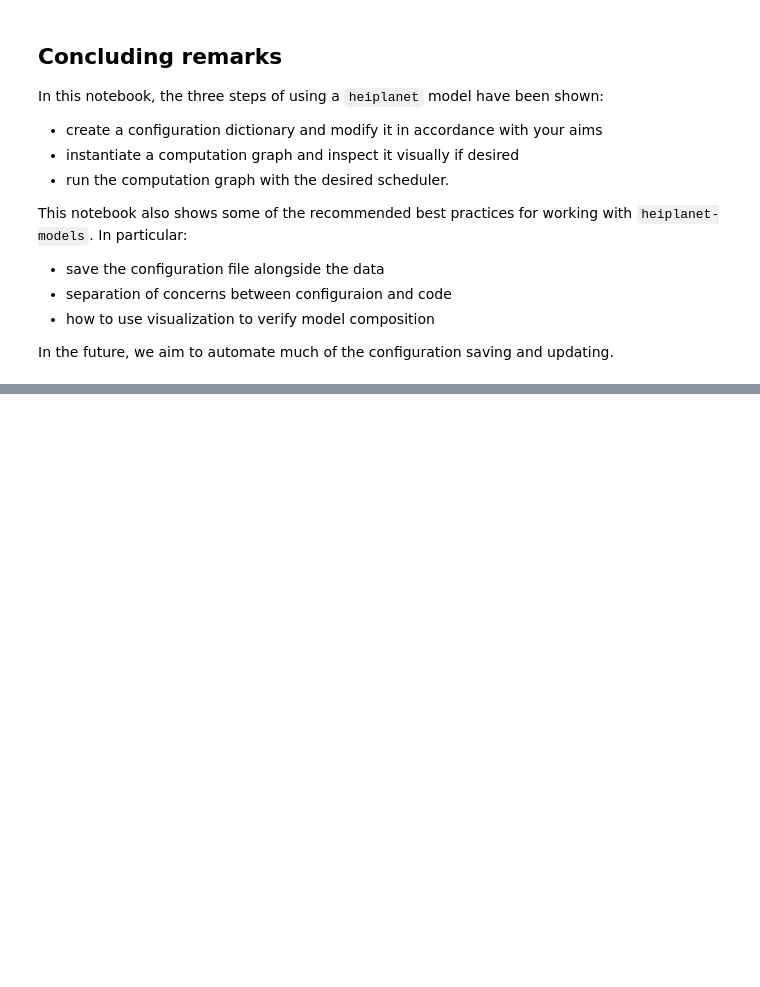
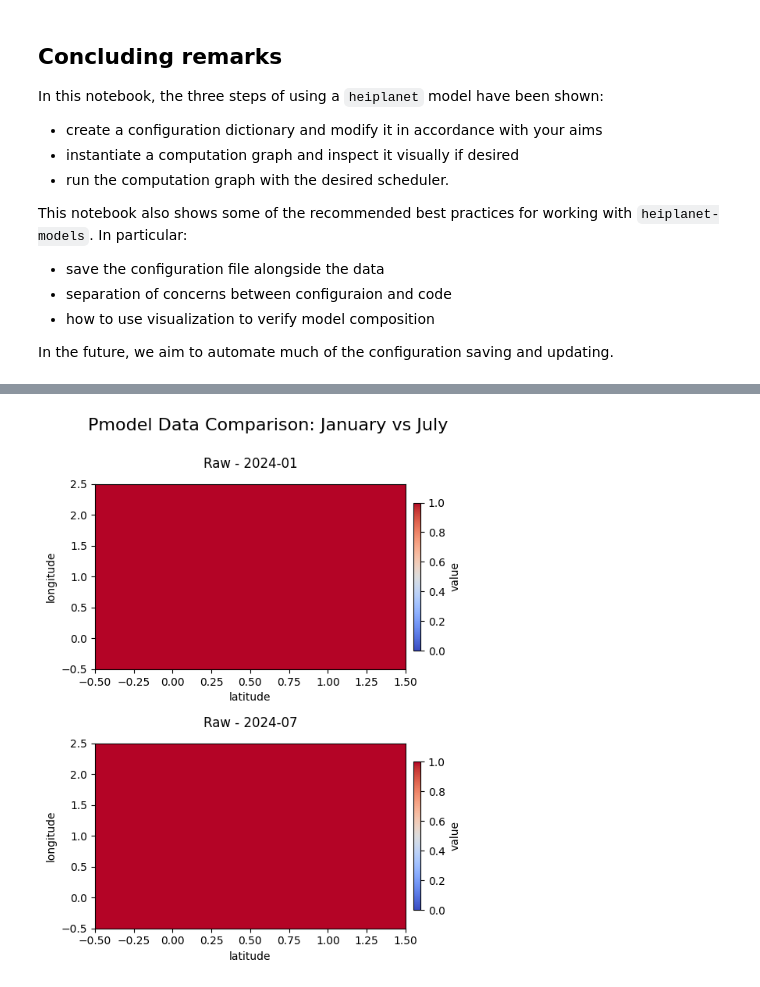
Before and after one commit to ssciwr/heiplanet-models, a Jupyter notebook: docs/sources/model_jmodel_python.ipynb, the cells around one changed output, grey strips where cells are left out. Cells and saved outputs as stored; diff of their text form; code cells hidden in the pictures; blank space fills up the shorter version.

Commit message:
docs: add plot for pmodel

```diff
--- a/docs/sources/model_jmodel_python.ipynb
+++ b/docs/sources/model_jmodel_python.ipynb
@@ -18,8 +18,8 @@ data/in
 
 relative to the base directory of the package
 # %%
-path = Path.cwd().parent.parent / "data" / "in"
-path
+path = Path.cwd().parent.parent / ".data_heiplanet_db" / "silver"
+path_processed = Path.cwd().parent.parent / ".data_heiplanet_db" / "gold"
 # %%
 data_file = "era5_data_2016-2017_allm_2t_tp_monthly_unicoords_adjlon_celsius_mm_05deg_trim_ts20250930-105159_hssc10.nc"
 # %%
@@ -172,3 +172,9 @@ This notebook also shows some of the recommended best practices for working with
 - how to use visualization to verify model composition
 
 In the future, we aim to automate much of the configuration saving and updating.
+# %%
+# load pmodel results
+data = xr.open_dataset(
+    path_processed / "mosquito_population_year_2024.nc", engine="netcdf4"
+)
+data.info()
@@ -174,0 +200,35 @@ In the future, we aim to automate much of the configuration saving and updating.
+# %%
+selected_times = [
+    "2024-01-01",
+    "2024-07-01",
+]
+
+import matplotlib.pyplot as plt
+
+# Create figure with subplots for model comparison
+fig, axes = plt.subplots(2, figsize=(6, 8))
+fig.suptitle("Pmodel Data Comparison: January vs July", fontsize=16, y=0.94)
+cmap = plt.get_cmap("coolwarm").copy()
+# Plot raw data
+for i, time_val in enumerate(selected_times):
+    raw_data = data.sel(time=time_val, method="nearest")
+    im1 = raw_data["ed"].plot.pcolormesh(
+        ax=axes[i], cmap=cmap, robust=True, add_colorbar=False, vmin=0, vmax=1
+    )
+    axes[i].set_title(f"Raw - {time_val[:7]}", pad=15)
+
+
+# Adjust layout with more spacing
+plt.tight_layout(rect=[0, 0.05, 0.98, 0.94])  # Leave space for colorbars on the right
+plt.subplots_adjust(hspace=0.4, wspace=0.3)  # Add space between subplots
+
+# Add separate colorbars for each row
+cbar1 = fig.colorbar(im1, ax=axes[0,], orientation="vertical", pad=0.02, shrink=0.8)
+cbar1.set_label("value", fontsize=10)
+
+cbar2 = fig.colorbar(im2, ax=axes[1], orientation="vertical", pad=0.02, shrink=0.8)
+cbar2.set_label("value", fontsize=10)
+
+plt.show()
+# %% [output]
+[figure, added]
```
Also changed, not shown: parts of 1 cell of this notebook.
